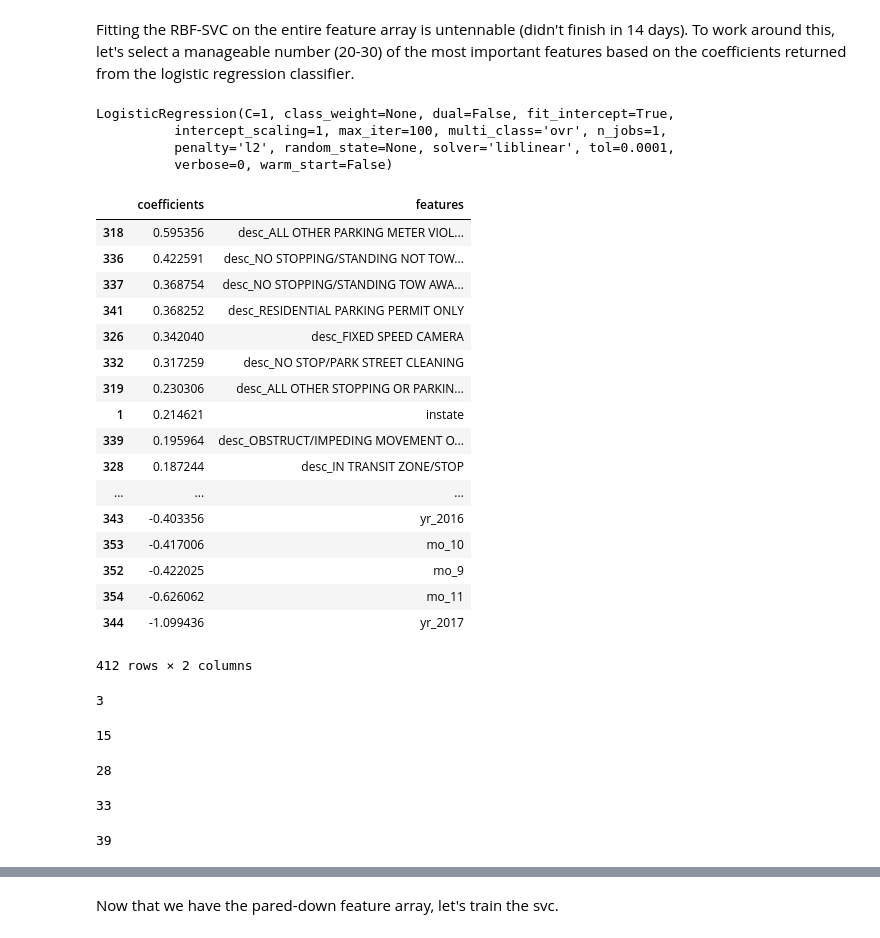
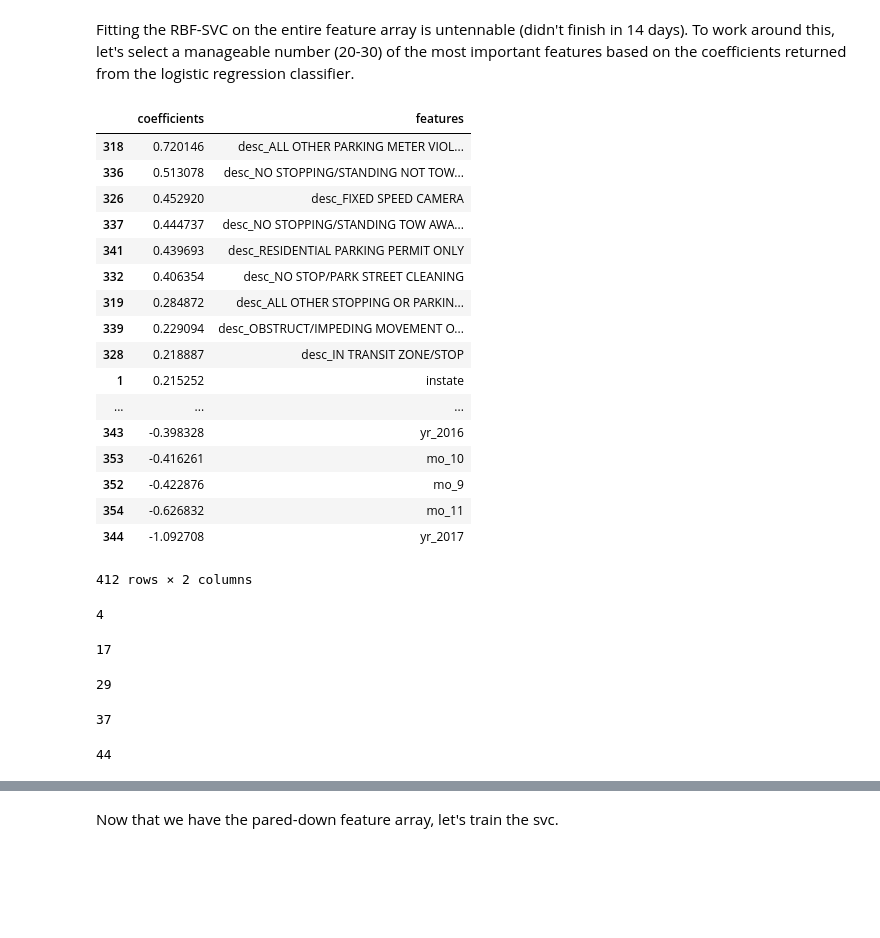
Before and after one commit to tmcdunn/Predicting-Baltimore-Parking-Citations, a Jupyter notebook: code/4_PredictionAndEvaluation.ipynb, the cells around one changed output, grey strips where cells are left out. Drawn from its saved outputs; the diff is of its cells as text; code cells hidden in the pictures; blank space fills up the shorter version.

```diff
--- a/code/4_PredictionAndEvaluation.ipynb
+++ b/code/4_PredictionAndEvaluation.ipynb
@@ -147,46 +214,38 @@ Best score: 0.745615422526
 Fitting the RBF-SVC on the entire feature array is untennable (didn't finish in 14 days).
 To work around this, let's select a manageable number (20-30) of the most important features based on the coefficients returned from the logistic regression classifier.
 # %%
-# Train the logreg
-clf = LogisticRegression(C=1)
-clf.fit(Xtrain, ytrain)
-
-# Put the coefficients in a dataframe
-df_features = pd.DataFrame({'features':np.array(X.columns), 'coefficients':clf.coef_[0,:]})
+# Put the Logistic Regression coefficients in a dataframe
+df_features = pd.DataFrame({'features':np.array(X.columns), 'coefficients':logreg.coef_[0,:]})
 df_features.sort_values('coefficients', ascending=False)
 
 # Determine which threshold to use to get a manageable number of features (20-30)
 (abs(df_features.coefficients) >= 0.5).sum()
 (abs(df_features.coefficients) >= 0.2).sum()
 (abs(df_features.coefficients) >= 0.1).sum()
 (abs(df_features.coefficients) >= 0.07).sum()
 (abs(df_features.coefficients) >= 0.05).sum()
 # %% [output]
+|  | coefficients | features |
+| 318 | 0.720146 | desc_ALL OTHER PARKING METER VIOL... |
+| 336 | 0.513078 | desc_NO STOPPING/STANDING NOT TOW... |
+| 326 | 0.452920 | desc_FIXED SPEED CAMERA |
+| 337 | 0.444737 | desc_NO STOPPING/STANDING TOW AWA... |
+| 341 | 0.439693 | desc_RESIDENTIAL PARKING PERMIT ONLY |
+| 332 | 0.406354 | desc_NO STOP/PARK STREET CLEANING |
+| 319 | 0.284872 | desc_ALL OTHER STOPPING OR PARKIN... |
+| 339 | 0.229094 | desc_OBSTRUCT/IMPEDING MOVEMENT O... |
+| 328 | 0.218887 | desc_IN TRANSIT ZONE/STOP |
+| 1 | 0.215252 | instate |
+| ... | ... | ... |
+| 343 | -0.398328 | yr_2016 |
+| 353 | -0.416261 | mo_10 |
+| 352 | -0.422876 | mo_9 |
+| 354 | -0.626832 | mo_11 |
+| 344 | -1.092708 | yr_2017 |
-LogisticRegression(C=1, class_weight=None, dual=False, fit_intercept=True,
-          intercept_scaling=1, max_iter=100, multi_class='ovr', n_jobs=1,
-          penalty='l2', random_state=None, solver='liblinear', tol=0.0001,
-          verbose=0, warm_start=False)
+412 rows × 2 columns
-|  | coefficients | features |
-| 318 | 0.595356 | desc_ALL OTHER PARKING METER VIOL... |
-| 336 | 0.422591 | desc_NO STOPPING/STANDING NOT TOW... |
-| 337 | 0.368754 | desc_NO STOPPING/STANDING TOW AWA... |
-| 341 | 0.368252 | desc_RESIDENTIAL PARKING PERMIT ONLY |
-| 326 | 0.342040 | desc_FIXED SPEED CAMERA |
-| 332 | 0.317259 | desc_NO STOP/PARK STREET CLEANING |
-| 319 | 0.230306 | desc_ALL OTHER STOPPING OR PARKIN... |
-| 1 | 0.214621 | instate |
-| 339 | 0.195964 | desc_OBSTRUCT/IMPEDING MOVEMENT O... |
-| 328 | 0.187244 | desc_IN TRANSIT ZONE/STOP |
-| ... | ... | ... |
-| 343 | -0.403356 | yr_2016 |
-| 353 | -0.417006 | mo_10 |
-| 352 | -0.422025 | mo_9 |
-| 354 | -0.626062 | mo_11 |
-| 344 | -1.099436 | yr_2017 |
-412 rows × 2 columns
+4
-3
+17
-15
+29
-28
+37
-33
+44
-39
 # %% [markdown]
```
Also changed, not shown: parts of 44 cells of this notebook.
